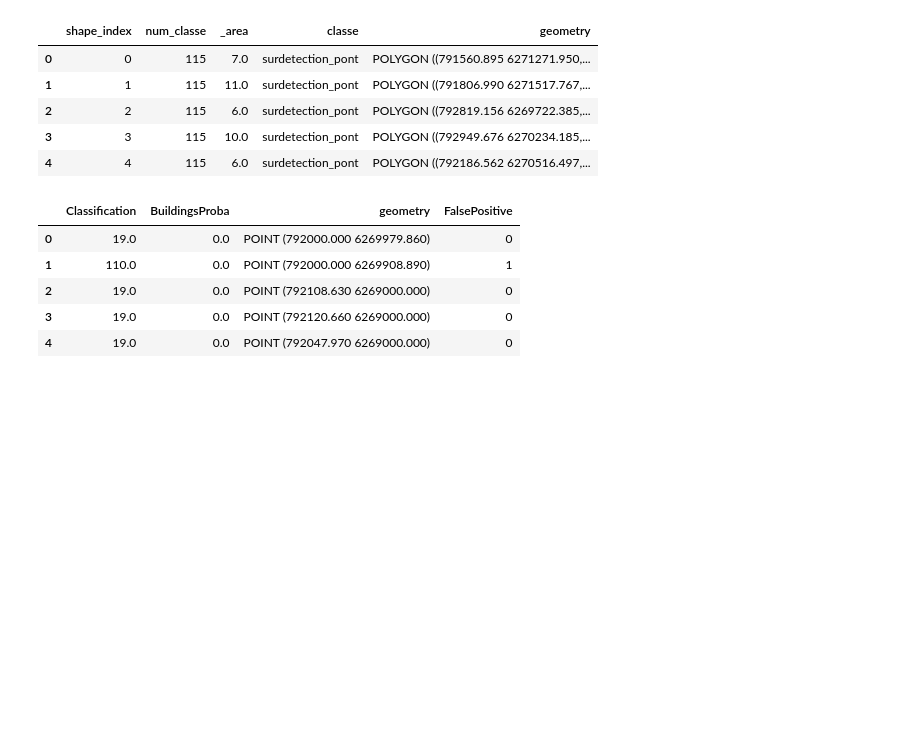
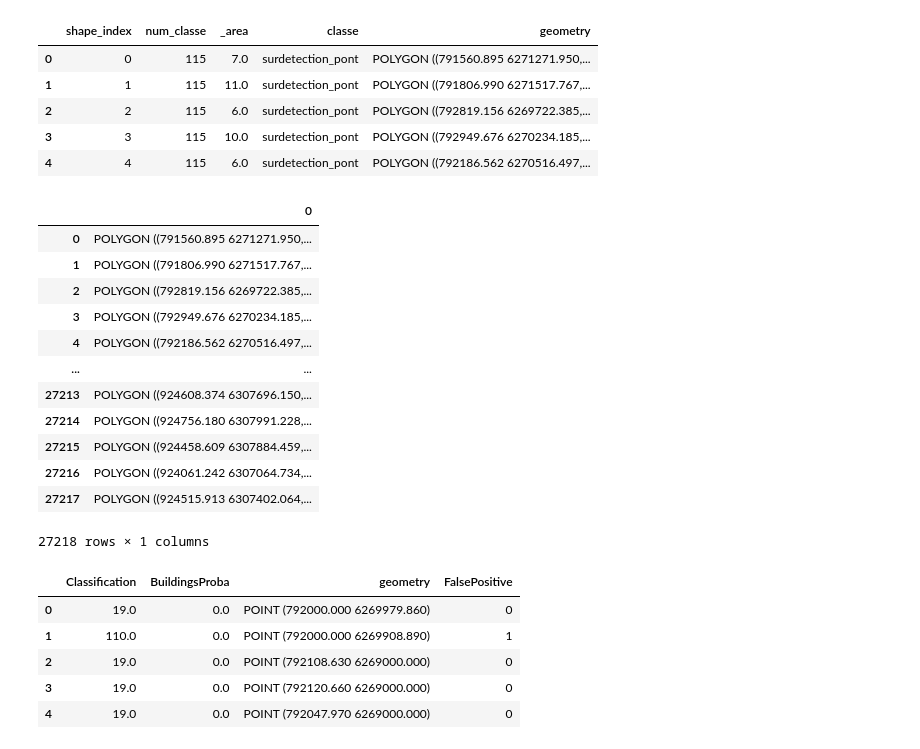
Before and after one commit to IGNF/myria3d, a Jupyter notebook: notebooks/6.0-cga-geopandas-vectorize.ipynb, the cells around one changed output. Drawn from its saved outputs; the diff is of its cells as text; code cells hidden in the pictures; blank space fills up the shorter version.

```diff
--- a/notebooks/6.0-cga-geopandas-vectorize.ipynb
+++ b/notebooks/6.0-cga-geopandas-vectorize.ipynb
@@ -23,6 +23,22 @@ gdf.head()
 | 2 | 2 | 115 | 6.0 | surdetection_pont | POLYGON ((792819.156 6269722.385,... |
 | 3 | 3 | 115 | 10.0 | surdetection_pont | POLYGON ((792949.676 6270234.185,... |
 | 4 | 4 | 115 | 6.0 | surdetection_pont | POLYGON ((792186.562 6270516.497,... |
+# %%
+geopandas.GeoDataFrame(gdf.geometry.values)
+# %% [output]
+|  | 0 |
+| 0 | POLYGON ((791560.895 6271271.950,... |
+| 1 | POLYGON ((791806.990 6271517.767,... |
+| 2 | POLYGON ((792819.156 6269722.385,... |
+| 3 | POLYGON ((792949.676 6270234.185,... |
+| 4 | POLYGON ((792186.562 6270516.497,... |
+| ... | ... |
+| 27213 | POLYGON ((924608.374 6307696.150,... |
+| 27214 | POLYGON ((924756.180 6307991.228,... |
+| 27215 | POLYGON ((924458.609 6307884.459,... |
+| 27216 | POLYGON ((924061.242 6307064.734,... |
+| 27217 | POLYGON ((924515.913 6307402.064,... |
+27218 rows × 1 columns
 # %%
 # A predicted las - we keep only points previously detected as buuildings by terra-solid -> we must say if we agree with
 # what generated the shapefile in the first place. This ignore differences in vegetation efficiently, as well building parts
```
Also changed, not shown: parts of 1 cell of this notebook, 2 other files.
